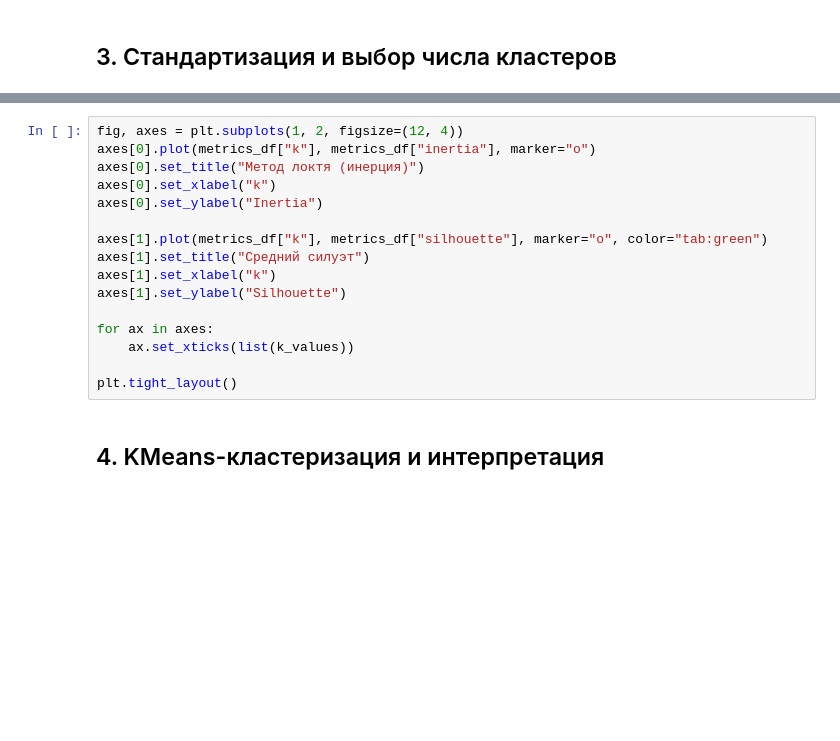
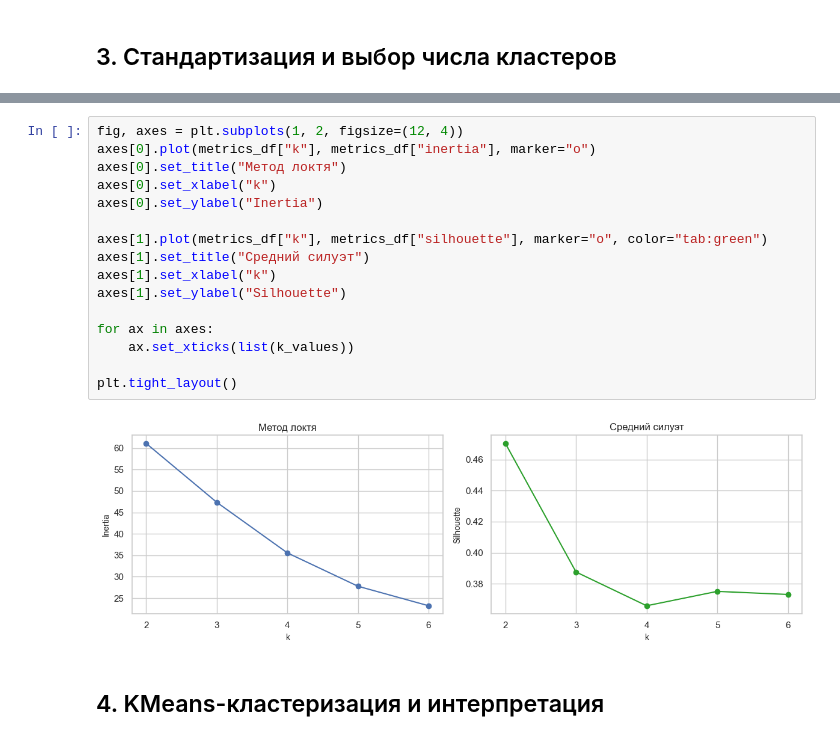
Before and after one commit to theneverwhere/data_analysis_course, a Jupyter notebook: Кластеризация/Города/city_segmentation.ipynb, the cells around one changed output, grey strips where cells are left out. Cells and saved outputs as stored; diff of their text form; blank space fills up the shorter version.

```diff
--- a/Кластеризация/Города/city_segmentation.ipynb
+++ b/Кластеризация/Города/city_segmentation.ipynb
@@ -126,19 +181,21 @@ print(f"Максимальное значение силуэта достига
 # %%
 fig, axes = plt.subplots(1, 2, figsize=(12, 4))
 axes[0].plot(metrics_df["k"], metrics_df["inertia"], marker="o")
-axes[0].set_title("Метод локтя (инерция)")
+axes[0].set_title("Метод локтя")
 axes[0].set_xlabel("k")
 axes[0].set_ylabel("Inertia")
 
 axes[1].plot(metrics_df["k"], metrics_df["silhouette"], marker="o", color="tab:green")
 axes[1].set_title("Средний силуэт")
 axes[1].set_xlabel("k")
 axes[1].set_ylabel("Silhouette")
 
 for ax in axes:
     ax.set_xticks(list(k_values))
 
 plt.tight_layout()
+# %% [output]
+[figure, added]
 # %% [markdown]
 ## 4. KMeans-кластеризация и интерпретация
 # %%
```
Also changed, not shown: parts of 17 cells of this notebook.
